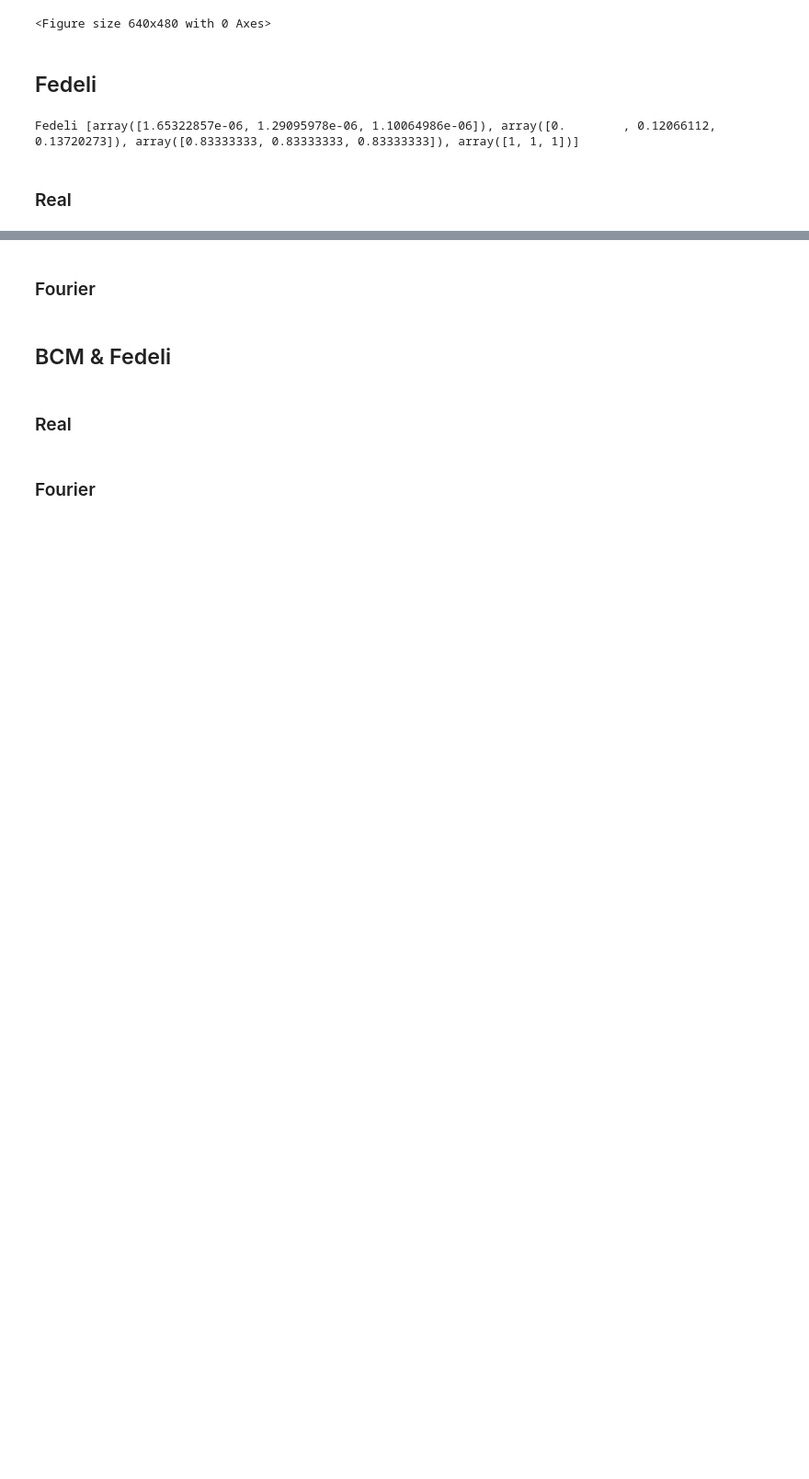
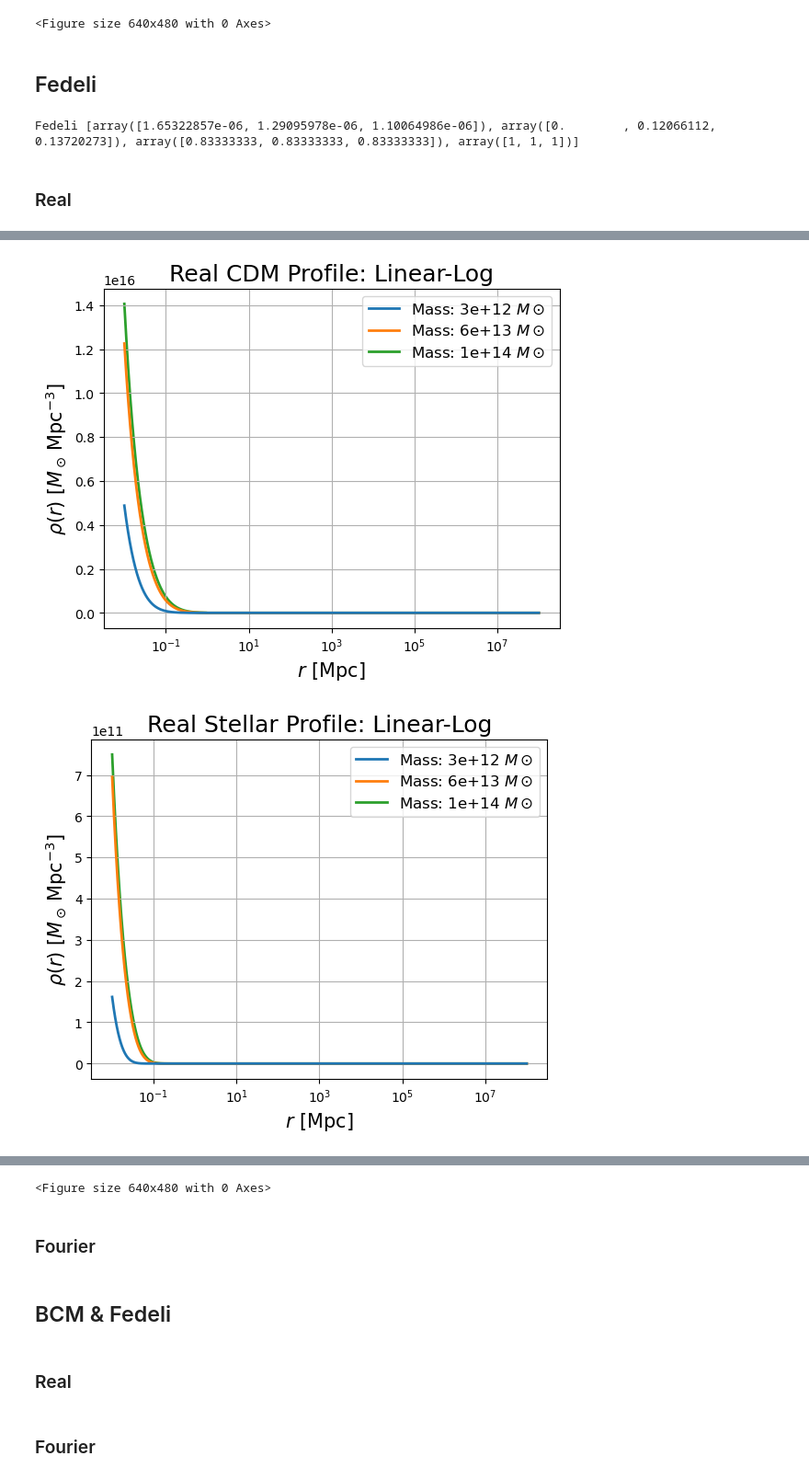
Before and after one commit to Catherine-Lambe/Oxford-Internship-Practices, a Jupyter notebook: symposium presentation/Symposium plots.ipynb, the cells around one changed output, grey strips where cells are left out. Shown at 92% size. Saved outputs shown, nothing was run; the diff lists cells and outputs as text; code cells hidden in the pictures; blank space fills up the shorter version.

```diff
--- a/symposium presentation/Symposium plots.ipynb
+++ b/symposium presentation/Symposium plots.ipynb
@@ -281,0 +286,14 @@ for i, profile in enumerate(fed_real_profiles):
+# %%
+for i, profile in enumerate(fed_real_profiles):
+    for j, prof in enumerate(profile):
+        plt.plot(trial_r, prof, label=f'Mass: {trial_M[j]:.1g} $M \\odot$', zorder=len(profile)-j, linewidth=2)
+    plt.xscale('log')
+    plt.grid(True)
+    plt.legend(loc='best', bbox_to_anchor=(1,1), fontsize=12)
+    plt.ylabel(r'$\rho(r)\, \,[M_\odot\,{\rm Mpc}^{-3}]$', fontsize=15)
+    plt.xlabel(r'$r\, \,[{\rm Mpc}]$', fontsize=15);
+    plt.title('Real'+fed_titles_list[i]+'Profile: Linear-Log', fontsize=18);
+    plt.figure();
+# %% [output]
+[figure, added]
+[figure, added]
@@ -282,3 +302,4 @@ for i, profile in enumerate(fed_real_profiles):
+<Figure size 640x480 with 0 Axes>
 # %% [markdown]
 ### Fourier
 # %% [markdown]
```
Also changed, not shown: parts of 2 cells of this notebook.
